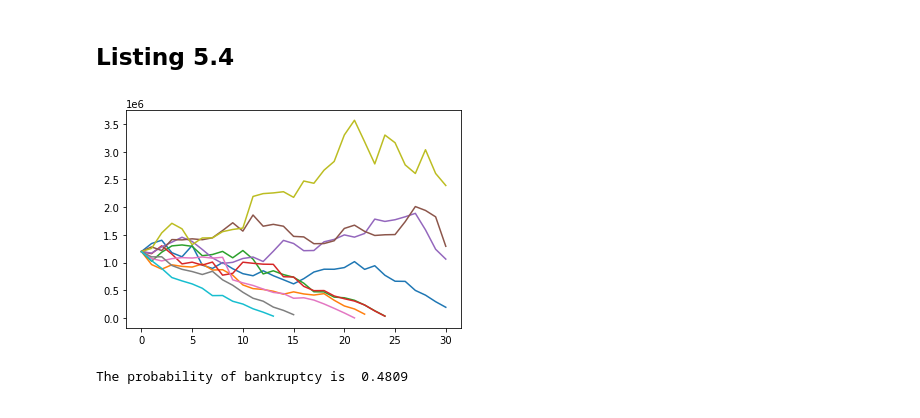
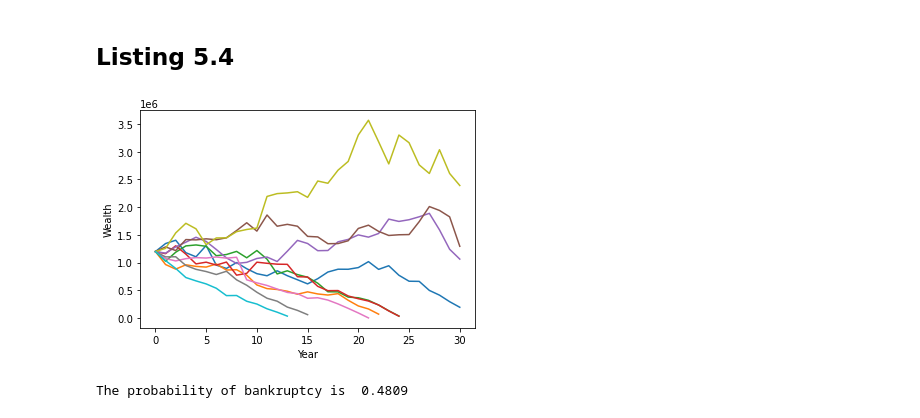
Before and after one commit to robreider/robo-advisor-with-python, a Jupyter notebook: chapter_5.ipynb, the cells around one changed output. Saved outputs shown, nothing was run; the diff lists cells and outputs as text; code cells hidden in the pictures.

```diff
--- a/chapter_5.ipynb
+++ b/chapter_5.ipynb
@@ -111,34 +115,36 @@ W0 = 1200000
 inflation = 0.02
 
 ret = np.random.normal(loc=mean, scale=stdev, size=(num_sims, num_years+1))
 
 W = np.empty(shape=[num_sims, num_years+1])
 W[:,:] = np.NaN
 W[:,0] = W0 #A
 
 count_bankrupt = 0 #B
 
 for sim in range(num_sims):
     spending = spending_0
     for year in range(1, num_years+1):
         # Check whether you run out of money
         next_period_wealth = (W[sim, year-1] - spending) * (1 + ret[sim, year]) #C
         if next_period_wealth < 0:
             count_bankrupt += 1
             break
         else:
             W[sim, year] = next_period_wealth
         spending = spending * (1 + inflation) #D
 
+plt.xlabel('Year')
+plt.ylabel('Wealth')
 plt.plot(W[0:10,:].T); #E
 
 #A Every simulation starts with the initial wealth in year 0
 #B Keep a running total of how many simulation lead to bankruptcy
 #C Spending occurs at the beginning of the period (subtracted before asset growth)
 #D Spending increases by the inflation rate every year
 #E Plot first 10 sample paths of wealth
 # %% [output]
-[figure, old version]
+[figure, new version]
 # %%
 print("The probability of bankruptcy is ", count_bankrupt/num_sims)
 # %% [output]
```
Also changed, not shown: parts of 6 cells of this notebook.
